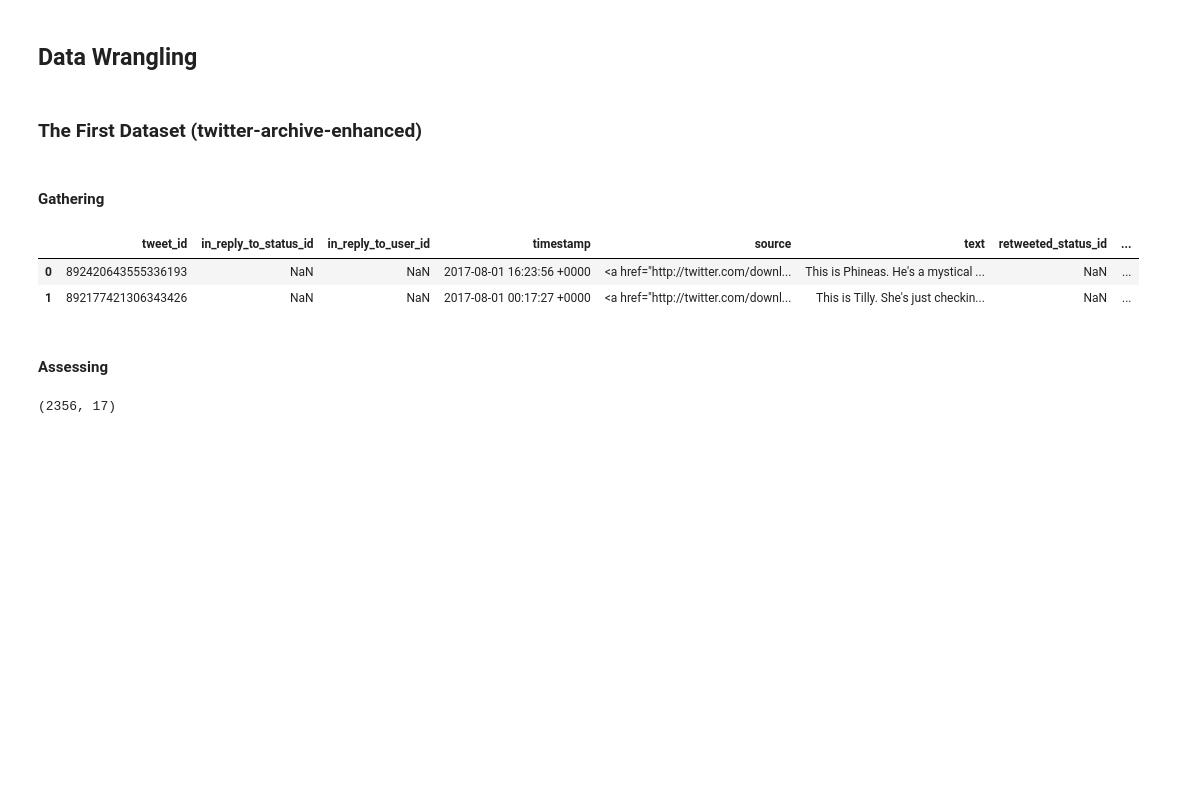
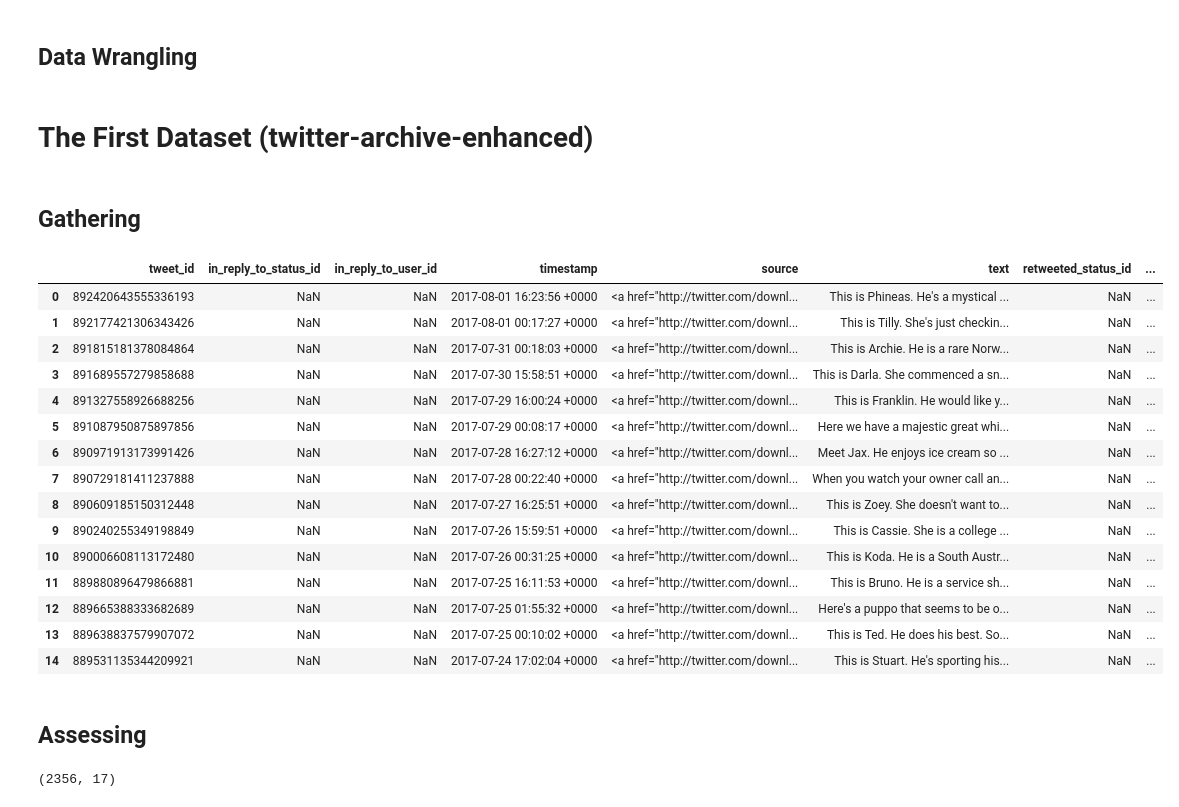
Before and after one commit to ManalAlkallas/WeRateDogs, a Jupyter notebook: wrangle_act.ipynb, the cells around one changed output. Drawn from its saved outputs; the diff is of its cells as text; code cells hidden in the pictures; blank space fills up the shorter version.

```diff
--- a/wrangle_act.ipynb
+++ b/wrangle_act.ipynb
@@ -27,20 +28,33 @@ import os
 import tweepy
 # %% [markdown]
 <a id='first'></a>
-### The First Dataset (twitter-archive-enhanced)
+# The First Dataset (twitter-archive-enhanced)
 # %% [markdown]
 <a id='wrangling'></a>
-#### Gathering
+## Gathering
 # %%
 df_archive = pd.read_csv('twitter-archive-enhanced.csv')
 # %%
-df_archive.head(2)
+df_archive.head(15)
 # %% [output]
 |  | tweet_id | in_reply_to_status_id | in_reply_to_user_id | timestamp | source | text | retweeted_status_id | ... |
 | 0 | 892420643555336193 | NaN | NaN | 2017-08-01 16:23:56 +0000 | <a href="http://twitter.com/downl... | This is Phineas. He's a mystical ... | NaN | ... |
 | 1 | 892177421306343426 | NaN | NaN | 2017-08-01 00:17:27 +0000 | <a href="http://twitter.com/downl... | This is Tilly. She's just checkin... | NaN | ... |
+| 2 | 891815181378084864 | NaN | NaN | 2017-07-31 00:18:03 +0000 | <a href="http://twitter.com/downl... | This is Archie. He is a rare Norw... | NaN | ... |
+| 3 | 891689557279858688 | NaN | NaN | 2017-07-30 15:58:51 +0000 | <a href="http://twitter.com/downl... | This is Darla. She commenced a sn... | NaN | ... |
+| 4 | 891327558926688256 | NaN | NaN | 2017-07-29 16:00:24 +0000 | <a href="http://twitter.com/downl... | This is Franklin. He would like y... | NaN | ... |
+| 5 | 891087950875897856 | NaN | NaN | 2017-07-29 00:08:17 +0000 | <a href="http://twitter.com/downl... | Here we have a majestic great whi... | NaN | ... |
+| 6 | 890971913173991426 | NaN | NaN | 2017-07-28 16:27:12 +0000 | <a href="http://twitter.com/downl... | Meet Jax. He enjoys ice cream so ... | NaN | ... |
+| 7 | 890729181411237888 | NaN | NaN | 2017-07-28 00:22:40 +0000 | <a href="http://twitter.com/downl... | When you watch your owner call an... | NaN | ... |
+| 8 | 890609185150312448 | NaN | NaN | 2017-07-27 16:25:51 +0000 | <a href="http://twitter.com/downl... | This is Zoey. She doesn't want to... | NaN | ... |
+| 9 | 890240255349198849 | NaN | NaN | 2017-07-26 15:59:51 +0000 | <a href="http://twitter.com/downl... | This is Cassie. She is a college ... | NaN | ... |
+| 10 | 890006608113172480 | NaN | NaN | 2017-07-26 00:31:25 +0000 | <a href="http://twitter.com/downl... | This is Koda. He is a South Austr... | NaN | ... |
+| 11 | 889880896479866881 | NaN | NaN | 2017-07-25 16:11:53 +0000 | <a href="http://twitter.com/downl... | This is Bruno. He is a service sh... | NaN | ... |
+| 12 | 889665388333682689 | NaN | NaN | 2017-07-25 01:55:32 +0000 | <a href="http://twitter.com/downl... | Here's a puppo that seems to be o... | NaN | ... |
+| 13 | 889638837579907072 | NaN | NaN | 2017-07-25 00:10:02 +0000 | <a href="http://twitter.com/downl... | This is Ted. He does his best. So... | NaN | ... |
+| 14 | 889531135344209921 | NaN | NaN | 2017-07-24 17:02:04 +0000 | <a href="http://twitter.com/downl... | This is Stuart. He's sporting his... | NaN | ... |
 # %% [markdown]
-#### Assessing
+## Assessing
 # %%
 df_archive.shape
 # %% [output]
```
Also changed, not shown: parts of 26 cells of this notebook.
